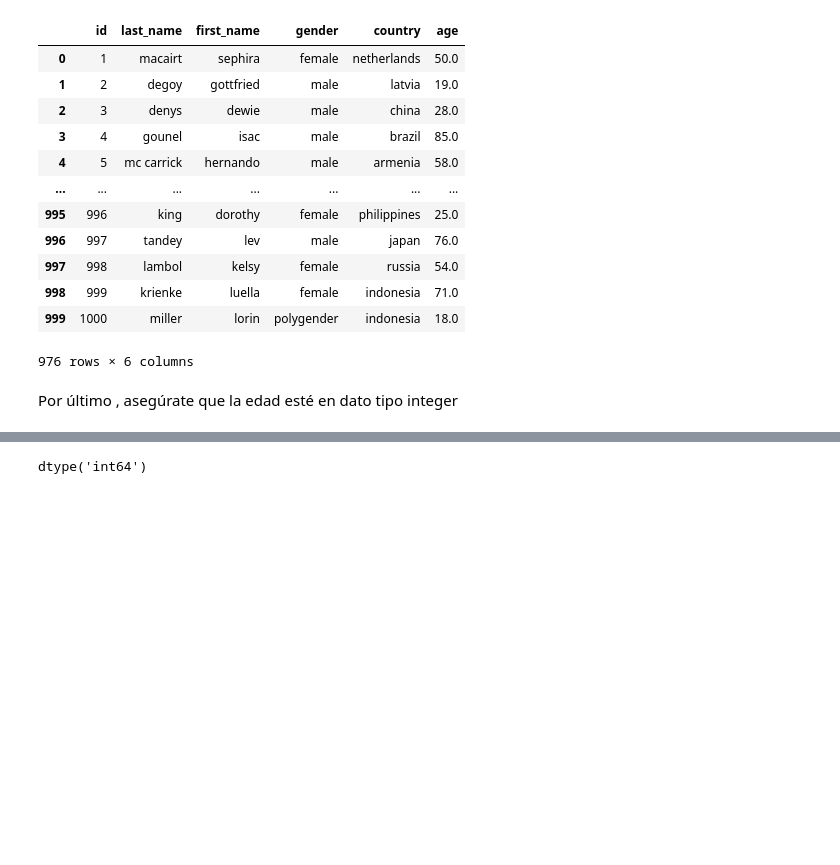
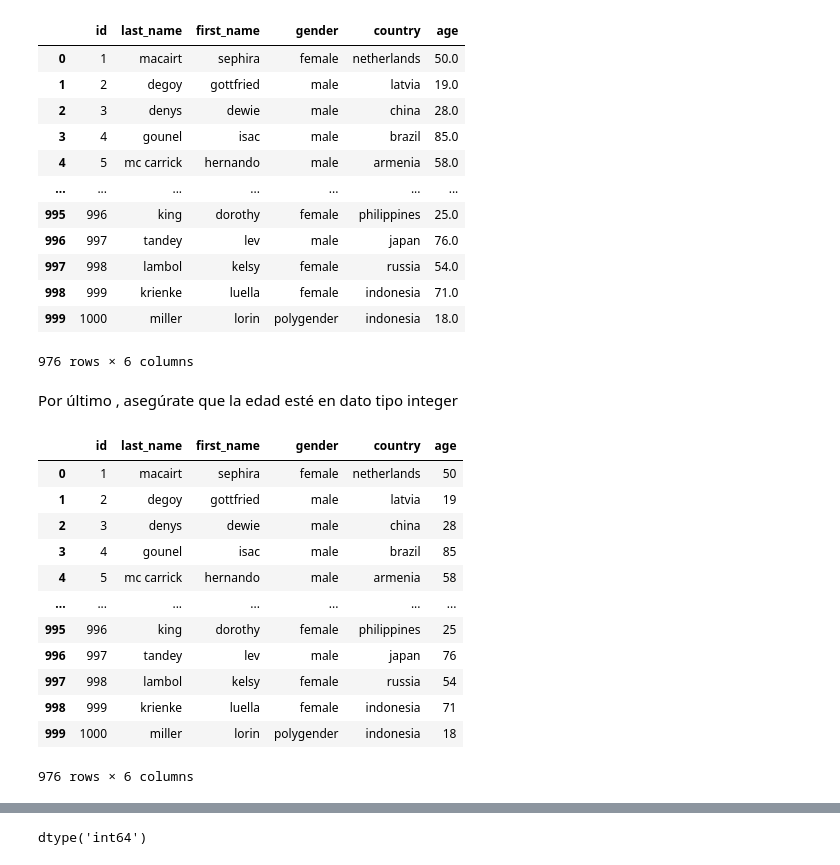
Before and after one commit to PaulAandree/Examen-Simulacro, a Jupyter notebook: main.ipynb, the cells around one changed output, grey strips where cells are left out. Saved outputs shown, nothing was run; the diff lists cells and outputs as text; code cells hidden in the pictures; blank space fills up the shorter version.

```diff
--- a/main.ipynb
+++ b/main.ipynb
@@ -245,3 +228,18 @@ df
 Por último , asegúrate que la edad esté en dato tipo integer
 # %%
 df['age'] = df['age'].astype('int64')
+df
+# %% [output]
+|  | id | last_name | first_name | gender | country | age |
+| 0 | 1 | macairt | sephira | female | netherlands | 50 |
+| 1 | 2 | degoy | gottfried | male | latvia | 19 |
+| 2 | 3 | denys | dewie | male | china | 28 |
+| 3 | 4 | gounel | isac | male | brazil | 85 |
+| 4 | 5 | mc carrick | hernando | male | armenia | 58 |
+| ... | ... | ... | ... | ... | ... | ... |
+| 995 | 996 | king | dorothy | female | philippines | 25 |
+| 996 | 997 | tandey | lev | male | japan | 76 |
+| 997 | 998 | lambol | kelsy | female | russia | 54 |
+| 998 | 999 | krienke | luella | female | indonesia | 71 |
+| 999 | 1000 | miller | lorin | polygender | indonesia | 18 |
+976 rows × 6 columns
```
Also changed, not shown: parts of 10 cells of this notebook, 5 other files.
